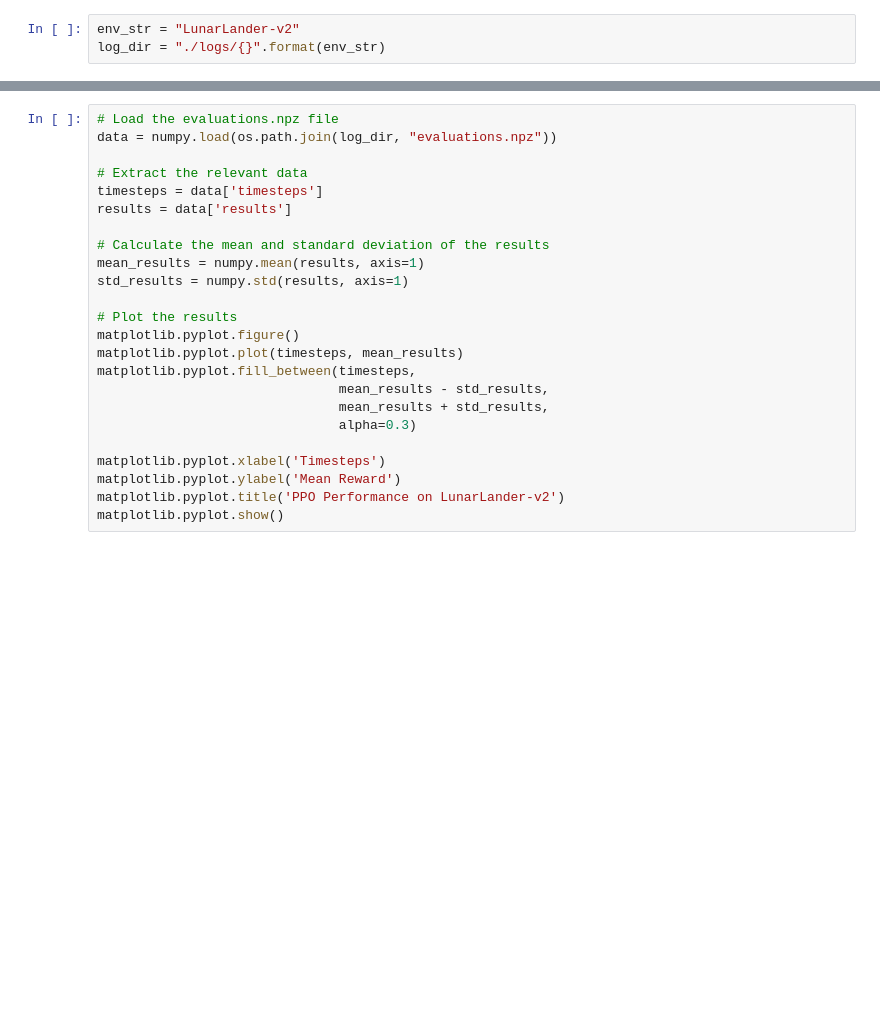
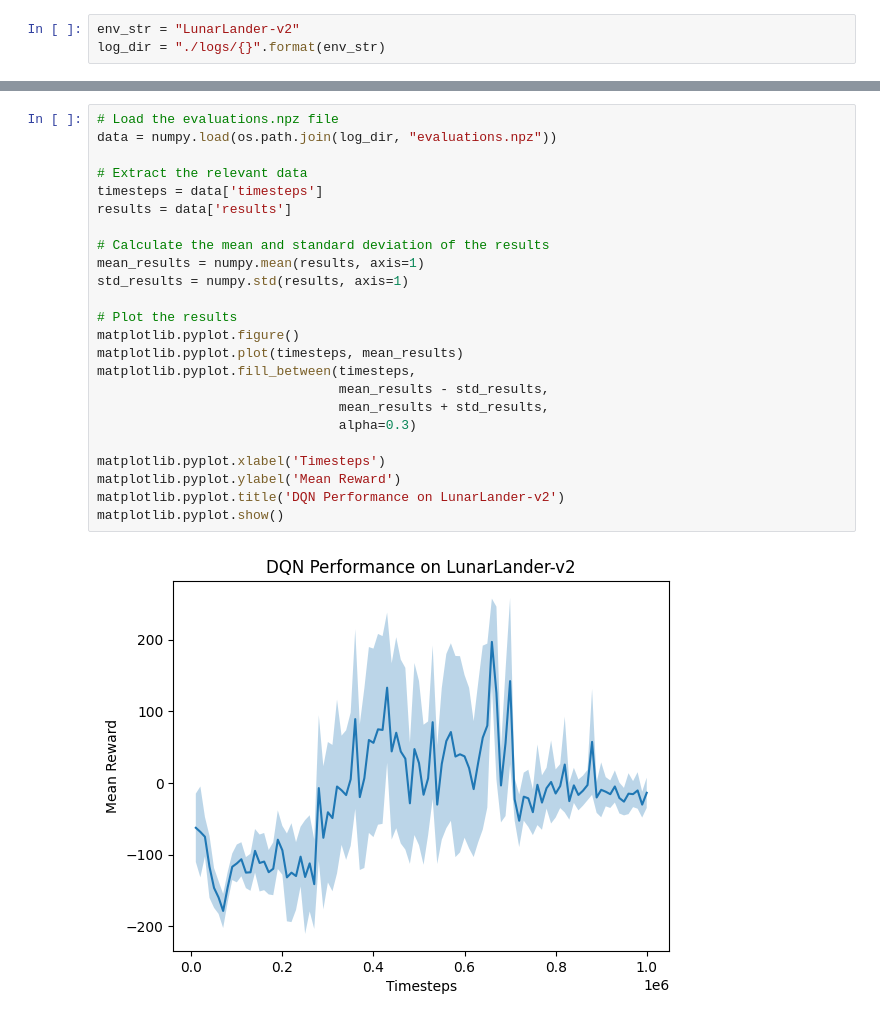
Before and after one commit to kuds/rl-lunar-lander, a Jupyter notebook: [Lunar Lander] Deep Q-Network (DQN).ipynb, the cells around one changed output, grey strips where cells are left out. Cells and saved outputs as stored; diff of their text form; blank space fills up the shorter version.

```diff
--- a/[Lunar Lander] Deep Q-Network (DQN).ipynb
+++ b/[Lunar Lander] Deep Q-Network (DQN).ipynb
@@ -434,24 +447,26 @@ env.close()
 # %%
 # Load the evaluations.npz file
 data = numpy.load(os.path.join(log_dir, "evaluations.npz"))
 
 # Extract the relevant data
 timesteps = data['timesteps']
 results = data['results']
 
 # Calculate the mean and standard deviation of the results
 mean_results = numpy.mean(results, axis=1)
 std_results = numpy.std(results, axis=1)
 
 # Plot the results
 matplotlib.pyplot.figure()
 matplotlib.pyplot.plot(timesteps, mean_results)
 matplotlib.pyplot.fill_between(timesteps,
                                mean_results - std_results,
                                mean_results + std_results,
                                alpha=0.3)
 
 matplotlib.pyplot.xlabel('Timesteps')
 matplotlib.pyplot.ylabel('Mean Reward')
-matplotlib.pyplot.title('PPO Performance on LunarLander-v2')
+matplotlib.pyplot.title('DQN Performance on LunarLander-v2')
 matplotlib.pyplot.show()
+# %% [output]
+[figure, added]
```
Also changed, not shown: parts of 4 cells of this notebook.
